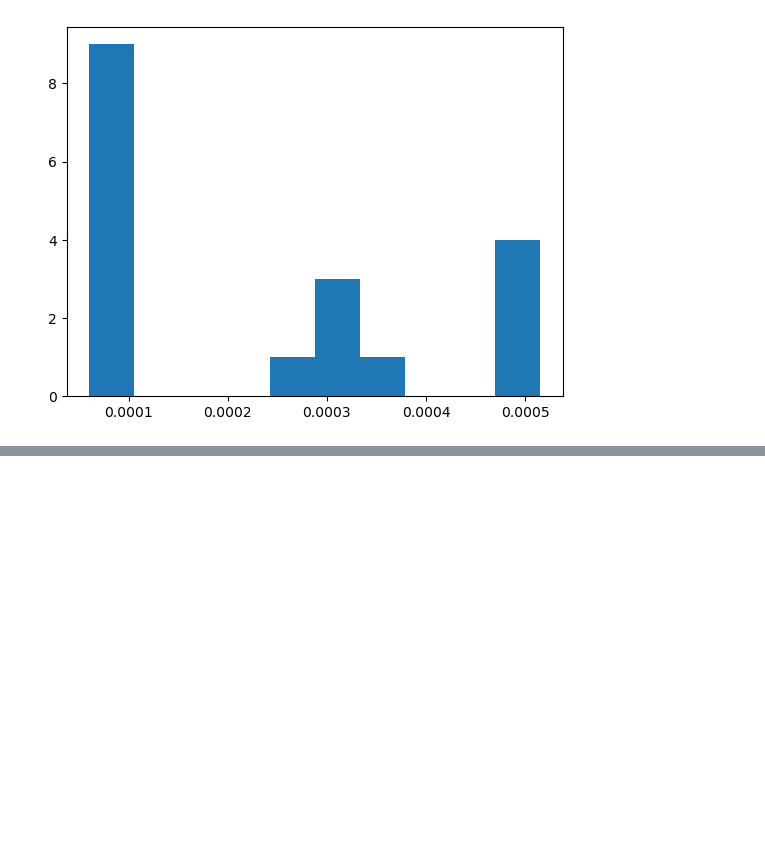
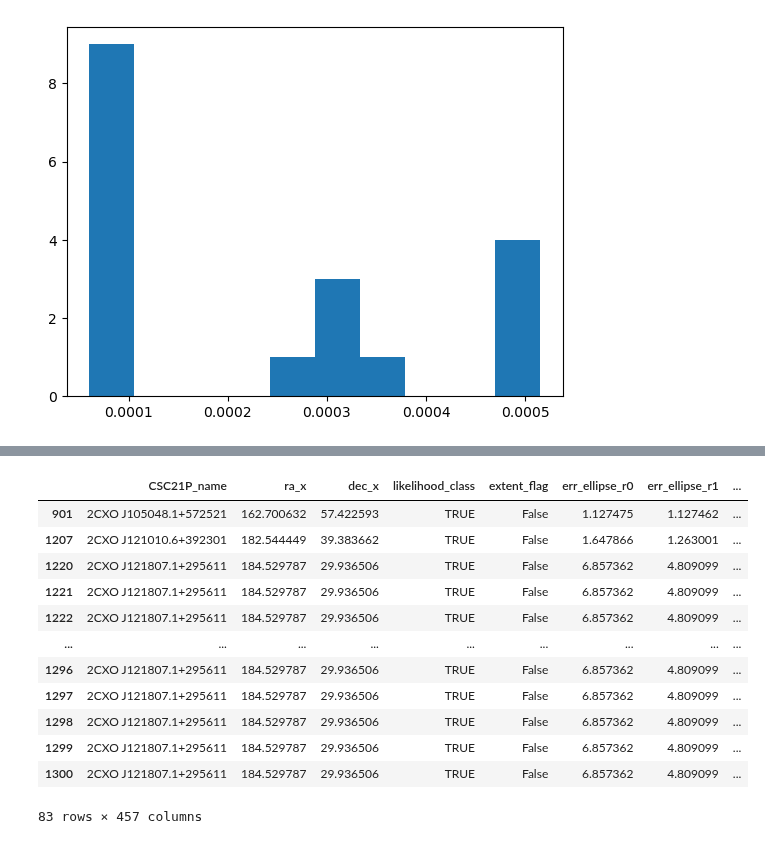
Before and after one commit to kciurleo/AGN, a Jupyter notebook: unorganized/eROSITA_stuff.ipynb, the cells around one changed output, grey strips where cells are left out. Saved outputs shown, nothing was run; the diff lists cells and outputs as text; code cells hidden in the pictures; blank space fills up the shorter version.

```diff
--- a/unorganized/eROSITA_stuff.ipynb
+++ b/unorganized/eROSITA_stuff.ipynb
@@ -105,0 +123,17 @@ plt.hist(cone_search['Separation'])
+# %%
+#Compton thick search, underestimate because this is .1-10 and F_X is 2-10keV
+full_data.loc[full_data['flux_aper_w']/full_data['Flux_OIII_5006']<1]
+# %% [output]
+|  | CSC21P_name | ra_x | dec_x | likelihood_class | extent_flag | err_ellipse_r0 | err_ellipse_r1 | ... |
+| 901 | 2CXO J105048.1+572521 | 162.700632 | 57.422593 | TRUE | False | 1.127475 | 1.127462 | ... |
+| 1207 | 2CXO J121010.6+392301 | 182.544449 | 39.383662 | TRUE | False | 1.647866 | 1.263001 | ... |
+| 1220 | 2CXO J121807.1+295611 | 184.529787 | 29.936506 | TRUE | False | 6.857362 | 4.809099 | ... |
+| 1221 | 2CXO J121807.1+295611 | 184.529787 | 29.936506 | TRUE | False | 6.857362 | 4.809099 | ... |
+| 1222 | 2CXO J121807.1+295611 | 184.529787 | 29.936506 | TRUE | False | 6.857362 | 4.809099 | ... |
+| ... | ... | ... | ... | ... | ... | ... | ... | ... |
+| 1296 | 2CXO J121807.1+295611 | 184.529787 | 29.936506 | TRUE | False | 6.857362 | 4.809099 | ... |
+| 1297 | 2CXO J121807.1+295611 | 184.529787 | 29.936506 | TRUE | False | 6.857362 | 4.809099 | ... |
+| 1298 | 2CXO J121807.1+295611 | 184.529787 | 29.936506 | TRUE | False | 6.857362 | 4.809099 | ... |
+| 1299 | 2CXO J121807.1+295611 | 184.529787 | 29.936506 | TRUE | False | 6.857362 | 4.809099 | ... |
+| 1300 | 2CXO J121807.1+295611 | 184.529787 | 29.936506 | TRUE | False | 6.857362 | 4.809099 | ... |
+83 rows × 457 columns
```
Also changed, not shown: parts of 1 cell of this notebook.
